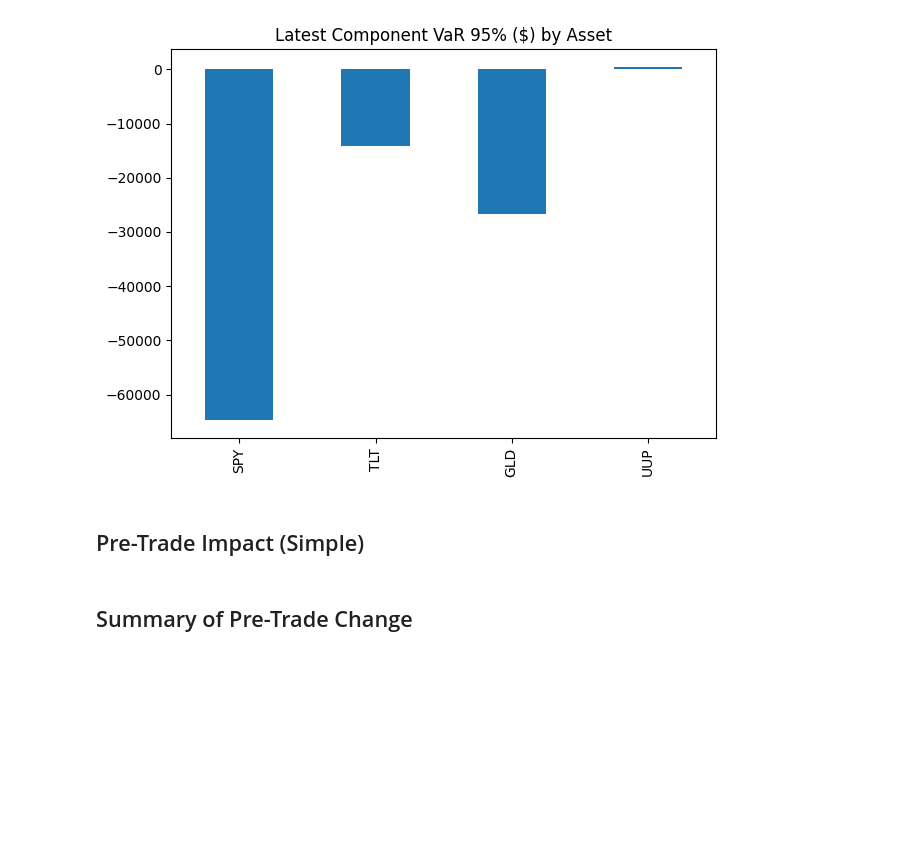
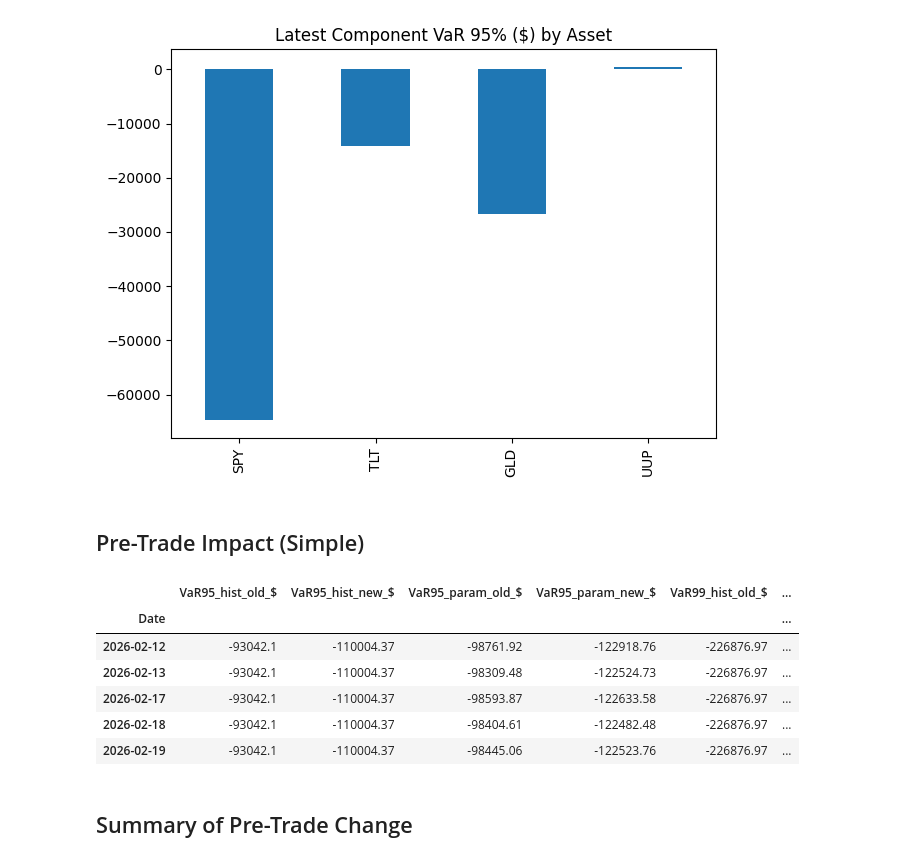
Before and after one commit to Maknzs/market_risk_var_engine, a Jupyter notebook: notebooks/09_var_analysis.ipynb, the cells around one changed output. Drawn from its saved outputs; the diff is of its cells as text; code cells hidden in the pictures; blank space fills up the shorter version.

```diff
--- a/notebooks/09_var_analysis.ipynb
+++ b/notebooks/09_var_analysis.ipynb
@@ -315,31 +315,39 @@ plt.show()
 # %%
 port_new = Portfolio(weights={"SPY": 0.6, "TLT": 0.2, "GLD": 0.1, "UUP": 0.1})
 
 pret_new = portfolio_returns(rets, port_new)
 pnl_new = scale_to_dollars(pret_new, NOTIONAL)
 
-var95_hist_new = historical_var(pret_new, window=WINDOW, alpha=0.05)
-var95_param_new = parametric_var_normal(pret_new, window=WINDOW, alpha=0.05, use_mean=True)
-var99_hist_new = historical_var(pret_new, window=WINDOW, alpha=0.01)
-var99_param_new = parametric_var_normal(pret_new, window=WINDOW, alpha=0.01, use_mean=True)
+var95_hist_new = historical_var(pret_new, window=TRADING_DAYS, alpha=0.05)
+var95_param_new = parametric_var_normal(pret_new, window=TRADING_DAYS, alpha=0.05, use_mean=True)
+var99_hist_new = historical_var(pret_new, window=TRADING_DAYS, alpha=0.01)
+var99_param_new = parametric_var_normal(pret_new, window=TRADING_DAYS, alpha=0.01, use_mean=True)
 
 var95_hist_new_dollars = scale_to_dollars(var95_hist_new, NOTIONAL)
 var95_param_new_dollars = scale_to_dollars(var95_param_new, NOTIONAL)
 var99_hist_new_dollars = scale_to_dollars(var99_hist_new, NOTIONAL)
 var99_param_new_dollars = scale_to_dollars(var99_param_new, NOTIONAL)
 
 comparison = pd.DataFrame({
     "VaR95_hist_old_$": var95_hist_dollars.dropna().round(2),
     "VaR95_hist_new_$": var95_hist_new_dollars.dropna().round(2),
     "VaR95_param_old_$": var95_param_dollars.dropna().round(2),
     "VaR95_param_new_$": var95_param_new_dollars.dropna().round(2),
     "VaR99_hist_old_$": var99_hist_dollars.dropna().round(2),
     "VaR99_hist_new_$": var99_hist_new_dollars.dropna().round(2),
     "VaR99_param_old_$": var99_param_dollars.dropna().round(2),
     "VaR99_param_new_$": var99_param_new_dollars.dropna().round(2),
 }).dropna()
 
 comparison.tail().round(2)
+# %% [output]
+|  | VaR95_hist_old_$ | VaR95_hist_new_$ | VaR95_param_old_$ | VaR95_param_new_$ | VaR99_hist_old_$ | ... |
+| Date |  |  |  |  |  | ... |
+| 2026-02-12 | -93042.1 | -110004.37 | -98761.92 | -122918.76 | -226876.97 | ... |
+| 2026-02-13 | -93042.1 | -110004.37 | -98309.48 | -122524.73 | -226876.97 | ... |
+| 2026-02-17 | -93042.1 | -110004.37 | -98593.87 | -122633.58 | -226876.97 | ... |
+| 2026-02-18 | -93042.1 | -110004.37 | -98404.61 | -122482.48 | -226876.97 | ... |
+| 2026-02-19 | -93042.1 | -110004.37 | -98445.06 | -122523.76 | -226876.97 | ... |
 # %% [markdown]
 ## Summary of Pre-Trade Change
 # %%
```
Also changed, not shown: parts of 6 cells of this notebook, 1 other file.
